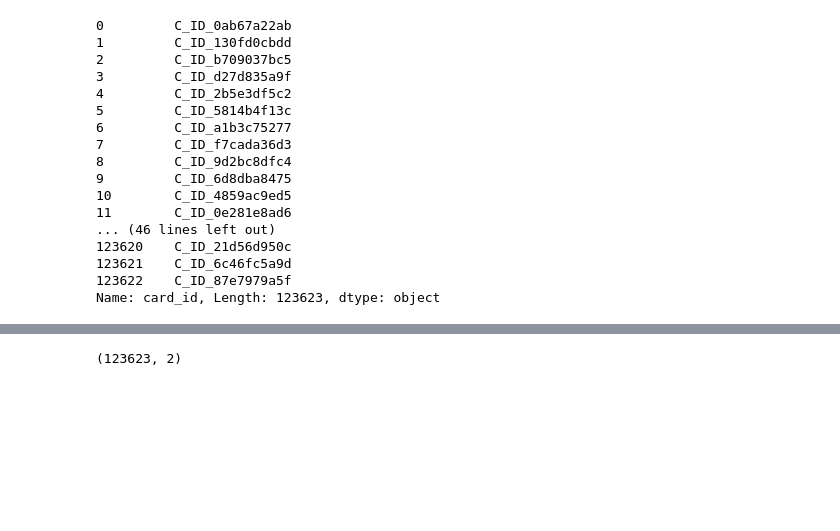
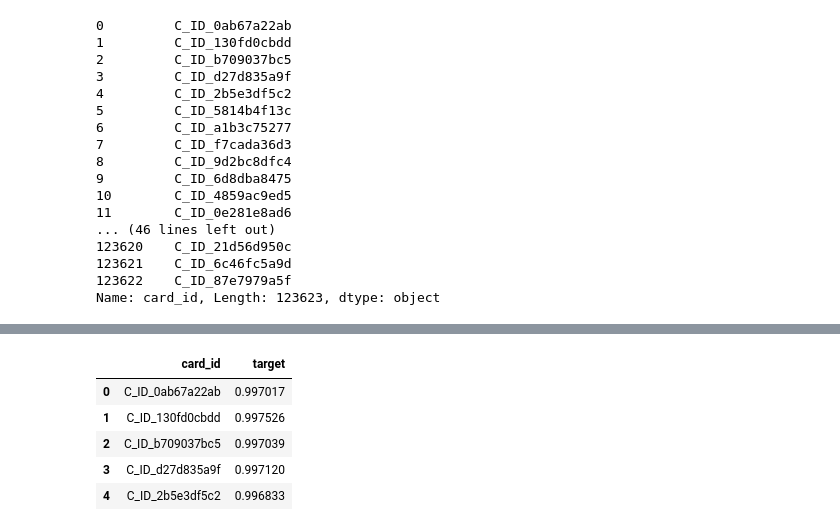
Before and after one commit to ServoCryptid/KaggleEloCompetition, a Jupyter notebook: lgbm.ipynb, the cells around one changed output, grey strips where cells are left out. Saved outputs shown, nothing was run; the diff lists cells and outputs as text; code cells hidden in the pictures; blank space fills up the shorter version.

```diff
--- a/lgbm.ipynb
+++ b/lgbm.ipynb
@@ -124,6 +125,12 @@ array([-3.25678558e-05,  3.55715818e-04, -4.78166890e-05, ...,
 # %%
 df_results = pd.concat([card_id_column,pd.Series(target_pred, name = "target")], axis = 1)
 df_results.shape
+df_results.head()
 # %% [output]
-(123623, 2)
+|  | card_id | target |
+| 0 | C_ID_0ab67a22ab | 0.997017 |
+| 1 | C_ID_130fd0cbdd | 0.997526 |
+| 2 | C_ID_b709037bc5 | 0.997039 |
+| 3 | C_ID_d27d835a9f | 0.997120 |
+| 4 | C_ID_2b5e3df5c2 | 0.996833 |
 # %%
```
Also changed, not shown: parts of 3 cells of this notebook, 1 other file.
